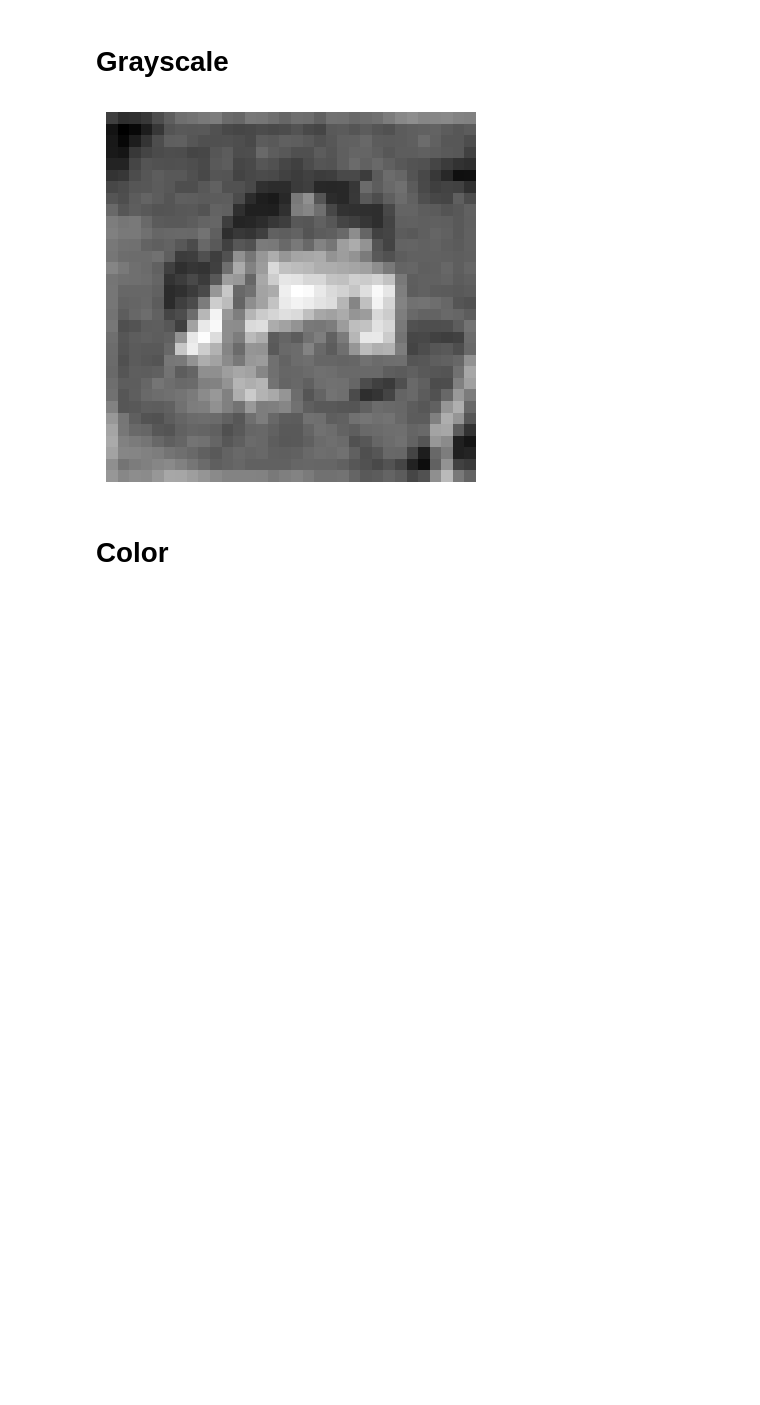
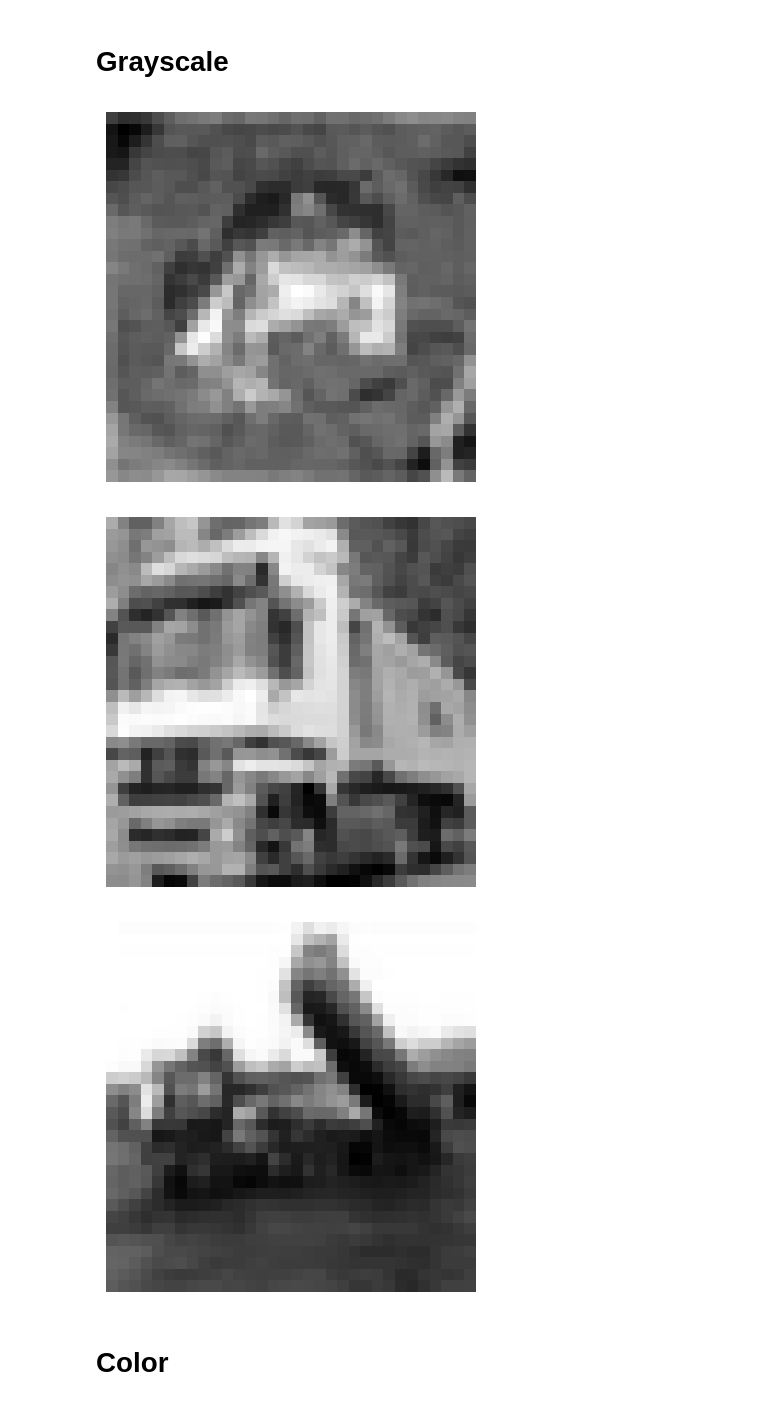
Before and after one commit to daniel-koronthaly/HopfieldImages, a Jupyter notebook: hopfield.ipynb, the cells around one changed output. Saved outputs shown, nothing was run; the diff lists cells and outputs as text; code cells hidden in the pictures; blank space fills up the shorter version.

```diff
--- a/hopfield.ipynb
+++ b/hopfield.ipynb
@@ -18,34 +18,37 @@ import matplotlib.pyplot as plt
 def unpickle(file):
     import pickle
     with open(file, 'rb') as fo:
         dict = pickle.load(fo, encoding='bytes')
     return dict
 
-num_images = 1
+num_images = 3
 data_file_path = "data_batch_1"
 data = unpickle(data_file_path)[b'data']
 images = []
 
 for i in range(num_images):
     grayscale_img = np.mean(data[i].reshape((3,1024)), axis=0)
     grayscale_img = grayscale_img.reshape((32,32))
     plt.imshow(grayscale_img, cmap="gray", interpolation='nearest')
     plt.axis('off')
     plt.show()
     grayscale_img = (grayscale_img - 127.5) / 127.5 # normalizing between [-1, 1]
     images.append(grayscale_img)
 
 color_enabled = False
 num_neurons = 1024
 W = np.zeros((num_neurons, num_neurons))
 
 # computes W_{ij} = V_i * V_j for all i and j. (Saves all images in weight matrix)
 for image in images:
     W = W + np.outer(image, image)
 
+W = W / num_images
 np.fill_diagonal(W, 0)
 # %% [output]
 [figure]
+[figure, added]
+[figure, added]
 # %% [markdown]
 # Color
 # %%
```
Also changed, not shown: parts of 4 cells of this notebook.
